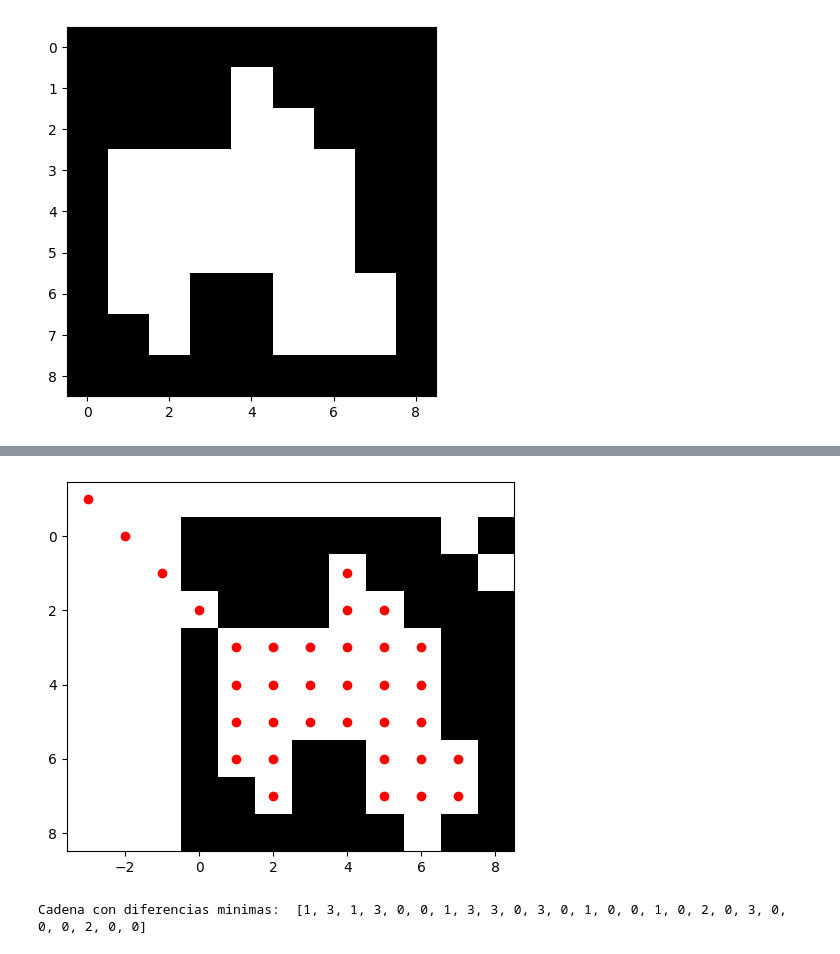
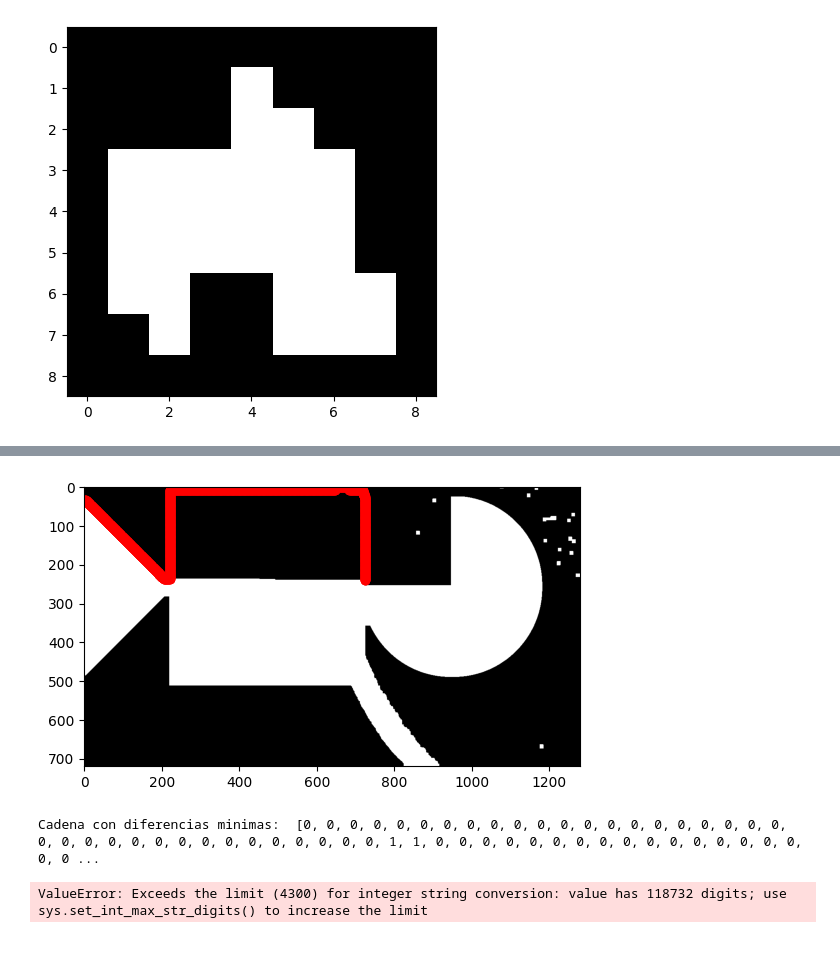
Before and after one commit to OmarFloresSanchez/Pancitos, a Jupyter notebook: Practica2-2/practica2-2.ipynb, the cells around one changed output, grey strips where cells are left out. Saved outputs shown, nothing was run; the diff lists cells and outputs as text; code cells hidden in the pictures.

Commit message:
minuim magnitude

```diff
--- a/Practica2-2/practica2-2.ipynb
+++ b/Practica2-2/practica2-2.ipynb
@@ -57,14 +57,22 @@ plt.imshow(prueba,cmap='gray')
 <matplotlib.image.AxesImage at 0x...>
 [figure]
 # %%
-imagenn = prueba
+imagenn = imgOtsu1
 # %%
+def tieneVecinoBlanco(x, y, img):
+    return (
+        x > 0 and img[x - 1, y] == 0 or
+        y > 0 and img[x, y - 1] == 0 or
+        x < img.shape[0] - 1 and img[x + 1, y] == 0 or
+        y < img.shape[1] - 1 and img[x, y + 1] == 0
+    )
+
 def puntoInicio(imgBinarizada):
     # Encuentra el primer píxel blanco en los bordes de la imagen para comenzar la cadena
-    for x in range(1, imgBinarizada.shape[0] - 1):
-        for y in range(1, imgBinarizada.shape[1] - 1):
-            if imgBinarizada[x, y] == 255:
-                    return x, y
+    for x in range(imgBinarizada.shape[0]):
+        for y in range(imgBinarizada.shape[1]):
+            if imgBinarizada[x, y] == 255 and tieneVecinoBlanco(x, y, imgBinarizada):
+                return x, y
     return None
 
 inicio = puntoInicio(imagenn)
@@ -169,11 +158,11 @@ def chainFreeman4(imgBinarizada, puntoInicio):
 # %%
-imagenn = 255 - imagenn
+# imagenn = 255 - imagenn
 
 plt.imshow(imagenn, cmap='gray')
 plt.plot([i[1] for i in coordenadas], [i[0] for i in coordenadas], 'ro')  # 'ro' para puntos rojos
 plt.show()
 # %% [output]
-[figure, old version]
+[figure, new version]
 # %%
 def firstDifference(cadena):
      diferencias = []
@@ -182,7 +171,7 @@ def firstDifference(cadena):
         diferencias.append(diff)
      return diferencias
 
-mindD = firstDifference(cadena)
-print("Cadena con diferencias minimas: ", mindD)
+firstD = firstDifference(cadena)
+print("Cadena con diferencias minimas: ", firstD)
 # %% [output]
-Cadena con diferencias minimas:  [1, 3, 1, 3, 0, 0, 1, 3, 3, 0, 3, 0, 1, 0, 0, 1, 0, 2, 0, 3, 0, 0, 0, 2, 0, 0]
+Cadena con diferencias minimas:  [0, 0, 0, 0, 0, 0, 0, 0, 0, 0, 0, 0, 0, 0, 0, 0, 0, 0, 0, 0, 0, 0, 0, 0, 0, 0, 0, 0, 0, 0, 0, 0, 0, 0, 0, 0, 1, 1, 0, 0, 0, 0, 0, 0, 0, 0, 0, 0, 0, 0, 0, 0, 0, 0, 0, 0 ...
@@ -191,0 +178,20 @@ def minimumMagnitude(cadena):
+# %%
+def minimumMagnitude(cadena):
+  N = len(cadena)
+  norm_chain_code = np.copy(cadena)
+  circ_chain_code = np.copy(cadena)
+  minimum_int = int(''.join([str(c) for c in cadena]))
+  for _ in range(N):
+    first_element = circ_chain_code[0]
+    circ_chain_code[:-1] = circ_chain_code[1:]
+    circ_chain_code[-1] = first_element
+    test_int = int(''.join([str(c) for c in circ_chain_code]))
+    if minimum_int > test_int:
+      minimum_int = test_int
+      norm_chain_code = np.copy(circ_chain_code)
+  return list(norm_chain_code)
+
+mindM = minimumMagnitude(firstD)
+print("Cadena con magnitud minima: ", mindM)
+# %% [output]
+ValueError: Exceeds the limit (4300) for integer string conversion: value has 118732 digits; use sys.set_int_max_str_digits() to increase the limit
```
Also changed, not shown: parts of 4 cells of this notebook.
